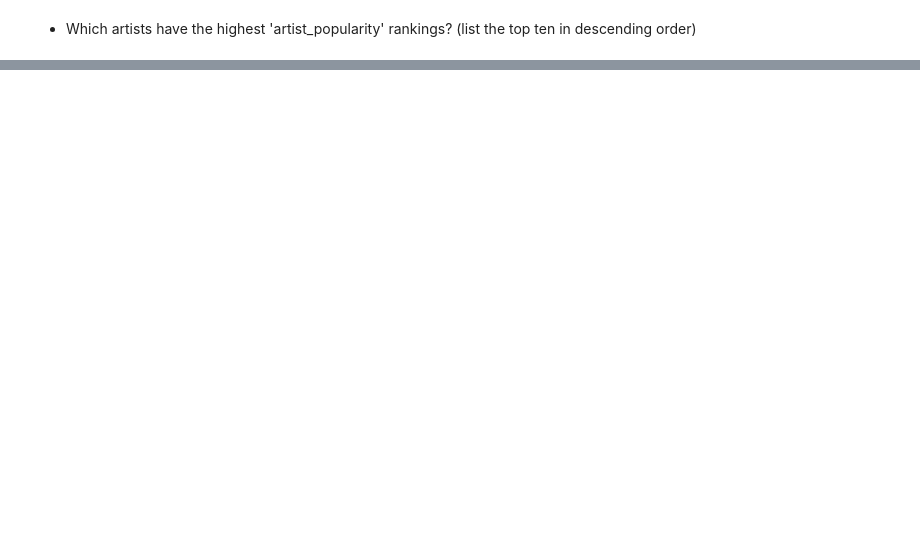
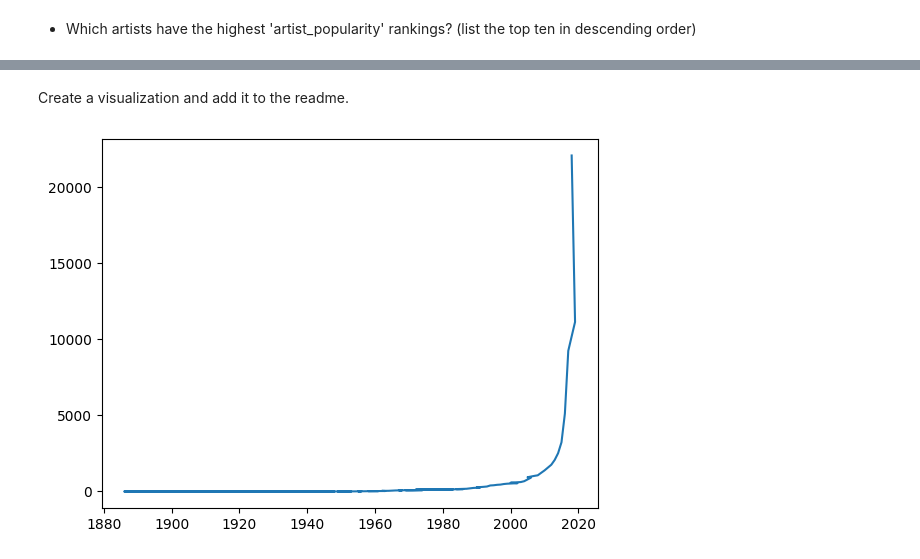
Before and after one commit to LukeCallahan/pandas-code-review, a Jupyter notebook: code-review.ipynb, the cells around one changed output, grey strips where cells are left out. Drawn from its saved outputs; the diff is of its cells as text; code cells hidden in the pictures; blank space fills up the shorter version.

Commit message:
complete matplotlib chart

```diff
--- a/code-review.ipynb
+++ b/code-review.ipynb
@@ -183,0 +226,6 @@ Name: 42872, dtype: object
+# %%
+
+release_dt = pd.to_datetime(albums['release_date'])
+albums['year'] = release_dt.map(lambda x: x.year)
+releases_per_year = albums['year'].value_counts()
+releases_per_year.to_frame('release_count')
@@ -183,0 +246,2 @@ Name: 42872, dtype: object
+# %% [markdown]
+Create a visualization and add it to the readme.
@@ -183,0 +250,8 @@ Name: 42872, dtype: object
+# %%
+x = releases_per_year.index
+y = releases_per_year
+
+plt.plot(x, y)  # Plot the chart
+plt.show()
+# %% [output]
+[figure, added]
```
Also changed, not shown: parts of 25 cells of this notebook.
